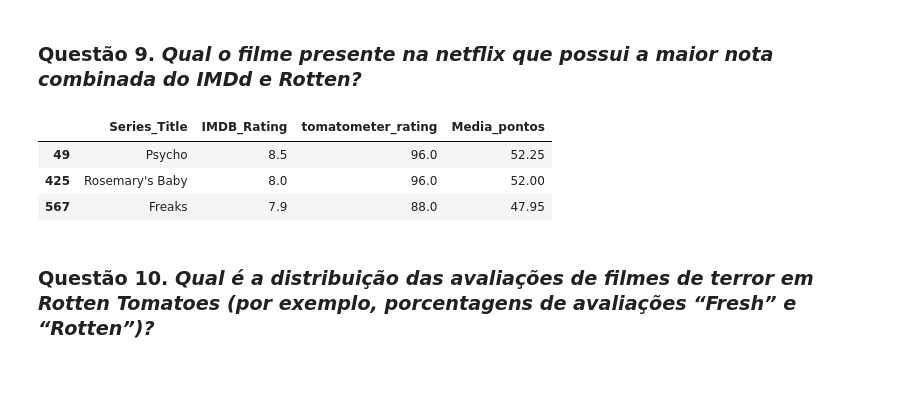
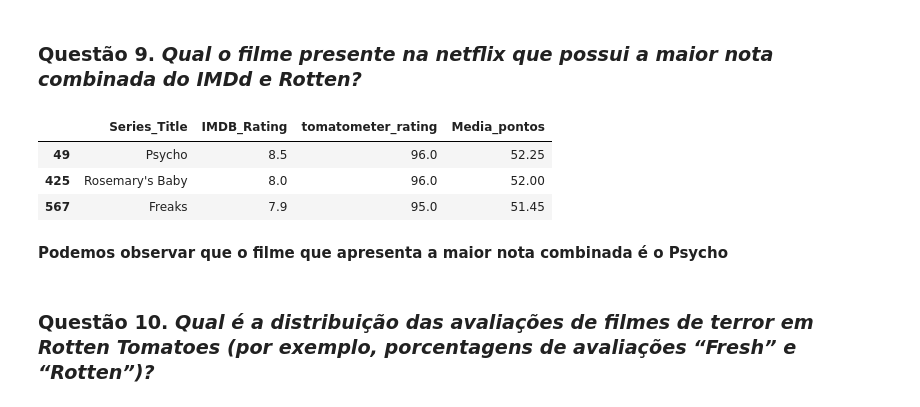
Before and after one commit to daviguerra05/checkpoint04_DataScience, a Jupyter notebook: ES-DSS-2024-CP1-2Sem.ipynb, the cells around one changed output. Cells and saved outputs as stored; diff of their text form; code cells hidden in the pictures; blank space fills up the shorter version.

```diff
--- a/ES-DSS-2024-CP1-2Sem.ipynb
+++ b/ES-DSS-2024-CP1-2Sem.ipynb
@@ -246,15 +256,21 @@ filmes_terror_comun_imdb_rotten
 # %% [markdown]
 ### Questão 9. *Qual o filme presente na netflix que possui a maior nota combinada do IMDd e Rotten?*
 # %%
-a = imdb_terror[imdb_terror['Series_Title'].isin(set(netflix_terror.title) & set(rotten_terror.movie_title) & set(imdb_terror.Series_Title))][['Series_Title','IMDB_Rating']]
-a['tomatometer_rating'] = [rotten_terror[rotten_terror['movie_title'] == each]['tomatometer_rating'].iloc[-1] for each in a.Series_Title]
-a['Media_pontos'] = (a.IMDB_Rating + a.tomatometer_rating)/2
-a
+#Filtra filmes presentes nos três dataframes
+notas_combinadas = imdb_terror[imdb_terror['Series_Title'].isin(set(netflix_terror.title) & set(rotten_terror.movie_title) & set(imdb_terror.Series_Title))][['Series_Title','IMDB_Rating']]
+#Adiciona as notas do rotten
+notas_combinadas['tomatometer_rating'] = [rotten_terror[rotten_terror['movie_title'] == each]['tomatometer_rating'].iloc[-1] for each in notas_combinadas.Series_Title]
+#Adiciona as médias
+notas_combinadas['Media_pontos'] = (notas_combinadas.IMDB_Rating + notas_combinadas.tomatometer_rating)/2
+#Apresenta
+notas_combinadas
 # %% [output]
 |  | Series_Title | IMDB_Rating | tomatometer_rating | Media_pontos |
 | 49 | Psycho | 8.5 | 96.0 | 52.25 |
 | 425 | Rosemary's Baby | 8.0 | 96.0 | 52.00 |
-| 567 | Freaks | 7.9 | 88.0 | 47.95 |
+| 567 | Freaks | 7.9 | 95.0 | 51.45 |
+# %% [markdown]
+**Podemos observar que o filme que apresenta a maior nota combinada é o Psycho**
 # %% [markdown]
 ### Questão 10. *Qual é a distribuição das avaliações de filmes de terror em Rotten Tomatoes (por exemplo, porcentagens de avaliações “Fresh” e “Rotten”)?*
 # %% [markdown]
```
Also changed, not shown: parts of 9 cells of this notebook.
